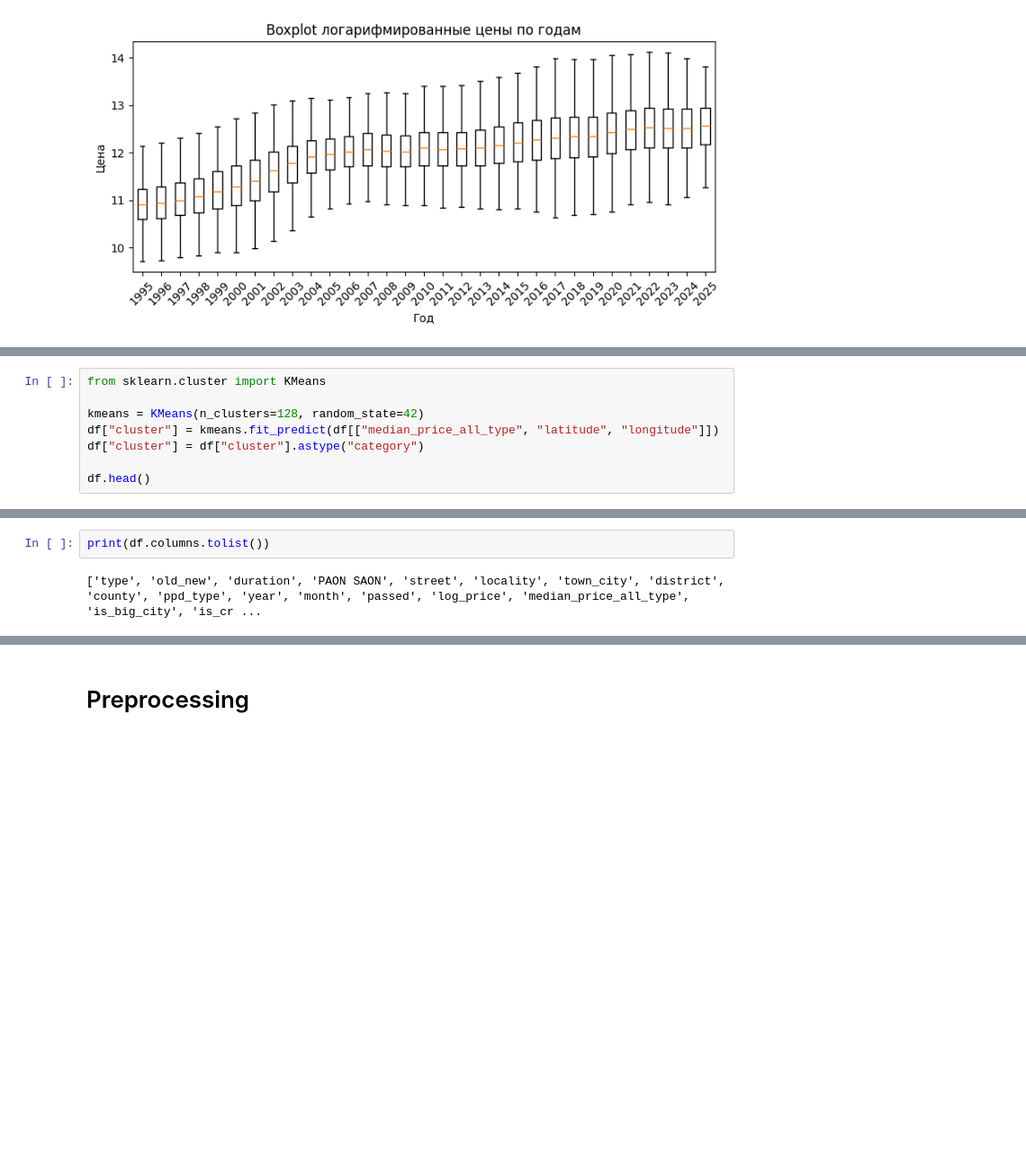
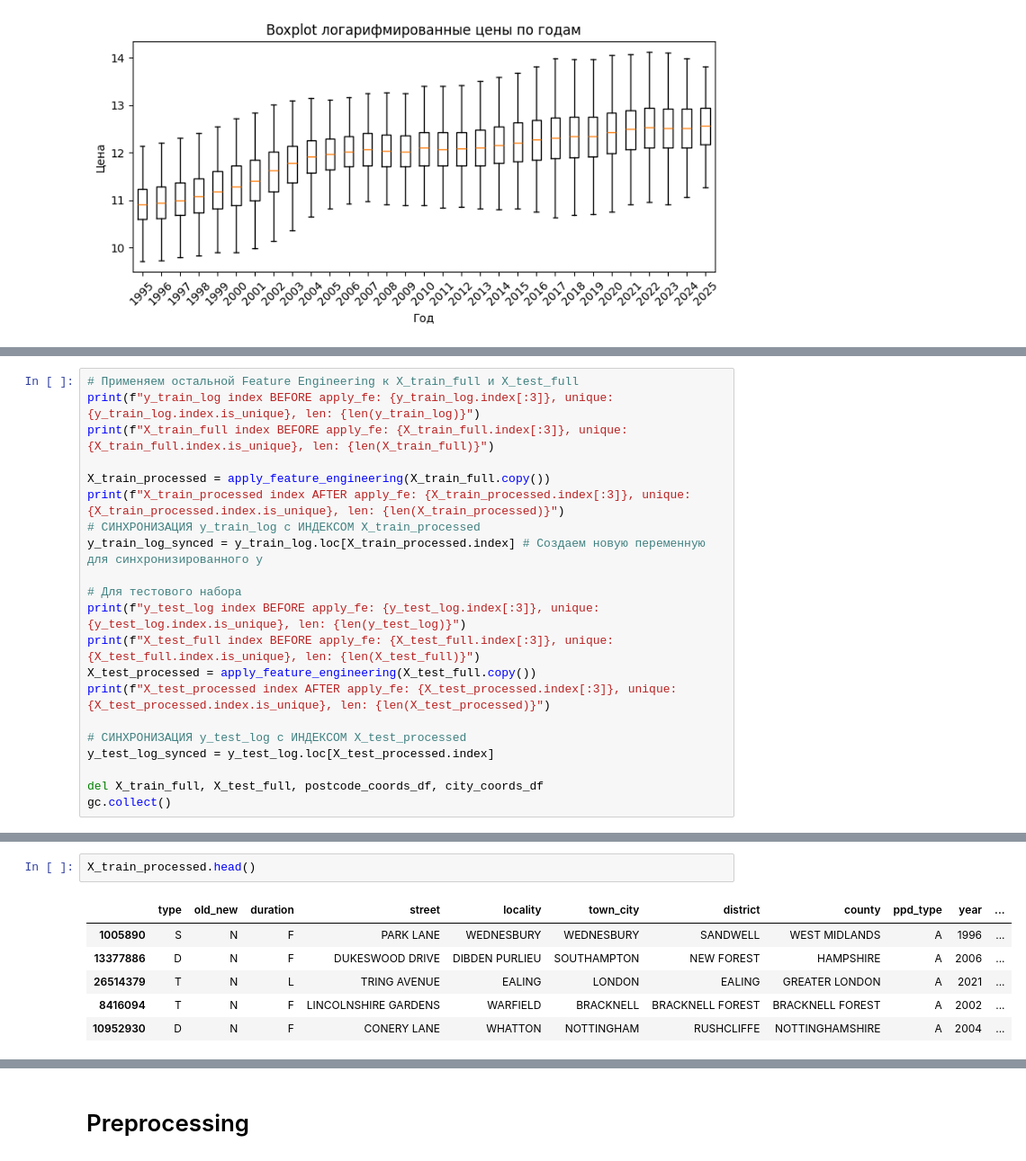
Before and after one commit to 1337Tema/HM-Land-Registry-ML-EDA-ARIMA-Geospatial, a Jupyter notebook: main.ipynb, the cells around one changed output, grey strips where cells are left out. Shown: that part at 90% size. Saved outputs shown, nothing was run; the diff lists cells and outputs as text; blank space fills up the shorter version.

```diff
--- a/main.ipynb
+++ b/main.ipynb
@@ -336,8 +325,0 @@ df[['town_city', 'dist_km', 'dist_to_big_city_km']].head(5)
-# %%
-from sklearn.cluster import KMeans
-
-kmeans = KMeans(n_clusters=128, random_state=42)
-df["cluster"] = kmeans.fit_predict(df[["median_price_all_type", "latitude", "longitude"]])
-df["cluster"] = df["cluster"].astype("category")
-
-df.head()
@@ -351,0 +401,21 @@ df.head()
+# %%
+# Применяем остальной Feature Engineering к X_train_full и X_test_full
+print(f"y_train_log index BEFORE apply_fe: {y_train_log.index[:3]}, unique: {y_train_log.index.is_unique}, len: {len(y_train_log)}")
+print(f"X_train_full index BEFORE apply_fe: {X_train_full.index[:3]}, unique: {X_train_full.index.is_unique}, len: {len(X_train_full)}")
+
+X_train_processed = apply_feature_engineering(X_train_full.copy())
+print(f"X_train_processed index AFTER apply_fe: {X_train_processed.index[:3]}, unique: {X_train_processed.index.is_unique}, len: {len(X_train_processed)}")
+# СИНХРОНИЗАЦИЯ y_train_log с ИНДЕКСОМ X_train_processed
+y_train_log_synced = y_train_log.loc[X_train_processed.index] # Создаем новую переменную для синхронизированного y
+
+# Для тестового набора
+print(f"y_test_log index BEFORE apply_fe: {y_test_log.index[:3]}, unique: {y_test_log.index.is_unique}, len: {len(y_test_log)}")
+print(f"X_test_full index BEFORE apply_fe: {X_test_full.index[:3]}, unique: {X_test_full.index.is_unique}, len: {len(X_test_full)}")
+X_test_processed = apply_feature_engineering(X_test_full.copy())
+print(f"X_test_processed index AFTER apply_fe: {X_test_processed.index[:3]}, unique: {X_test_processed.index.is_unique}, len: {len(X_test_processed)}")
+
+# СИНХРОНИЗАЦИЯ y_test_log с ИНДЕКСОМ X_test_processed
+y_test_log_synced = y_test_log.loc[X_test_processed.index]
+
+del X_train_full, X_test_full, postcode_coords_df, city_coords_df
+gc.collect()
@@ -352,4 +510,9 @@ df.head()
 # %%
-print(df.columns.tolist())
+X_train_processed.head()
 # %% [output]
-['type', 'old_new', 'duration', 'PAON SAON', 'street', 'locality', 'town_city', 'district', 'county', 'ppd_type', 'year', 'month', 'passed', 'log_price', 'median_price_all_type', 'is_big_city', 'is_cr ...
+|  | type | old_new | duration | street | locality | town_city | district | county | ppd_type | year | ... |
+| 1005890 | S | N | F | PARK LANE | WEDNESBURY | WEDNESBURY | SANDWELL | WEST MIDLANDS | A | 1996 | ... |
+| 13377886 | D | N | F | DUKESWOOD DRIVE | DIBDEN PURLIEU | SOUTHAMPTON | NEW FOREST | HAMPSHIRE | A | 2006 | ... |
+| 26514379 | T | N | L | TRING AVENUE | EALING | LONDON | EALING | GREATER LONDON | A | 2021 | ... |
+| 8416094 | T | N | F | LINCOLNSHIRE GARDENS | WARFIELD | BRACKNELL | BRACKNELL FOREST | BRACKNELL FOREST | A | 2002 | ... |
+| 10952930 | D | N | F | CONERY LANE | WHATTON | NOTTINGHAM | RUSHCLIFFE | NOTTINGHAMSHIRE | A | 2004 | ... |
```
Also changed, not shown: parts of 52 cells of this notebook.
